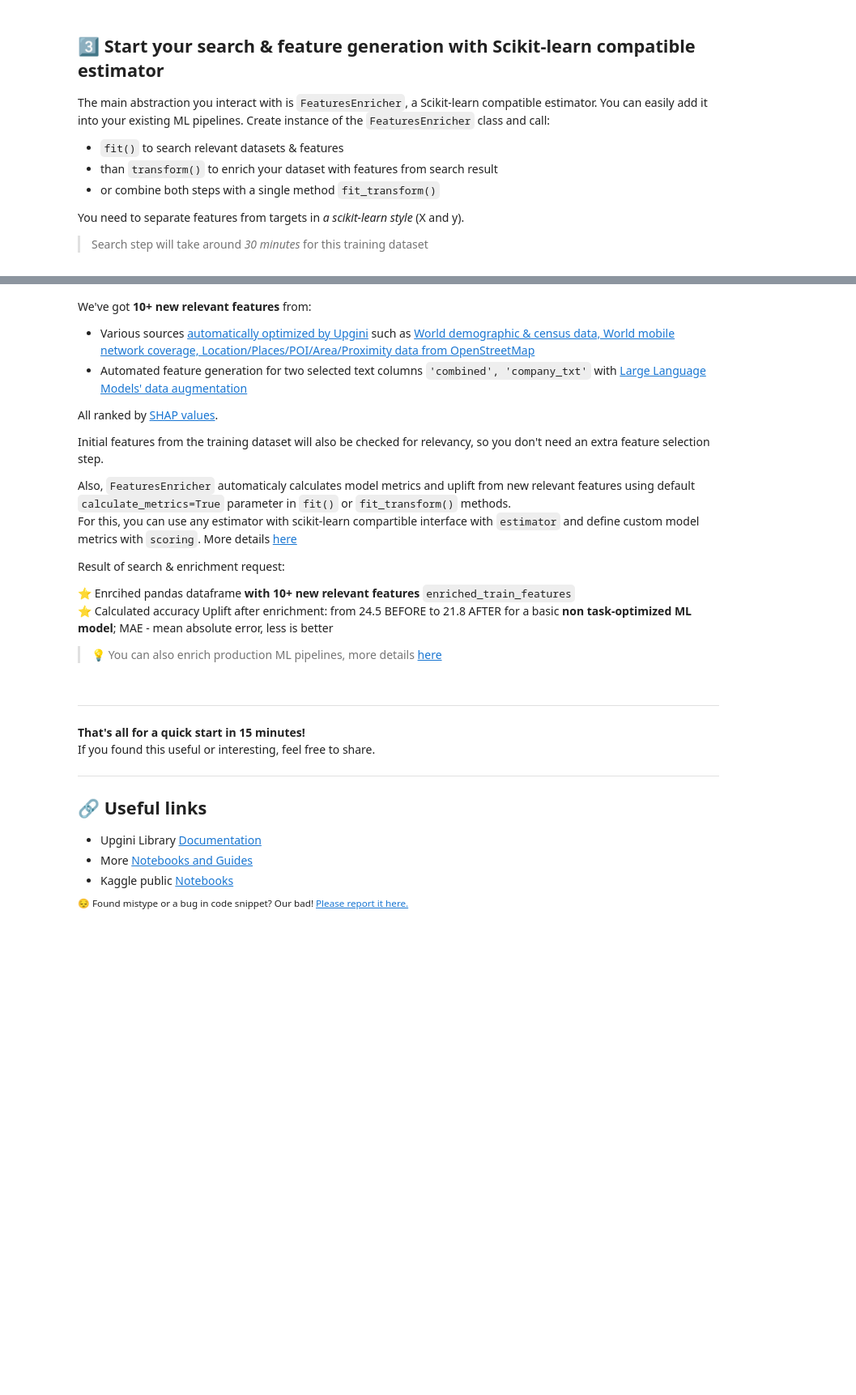
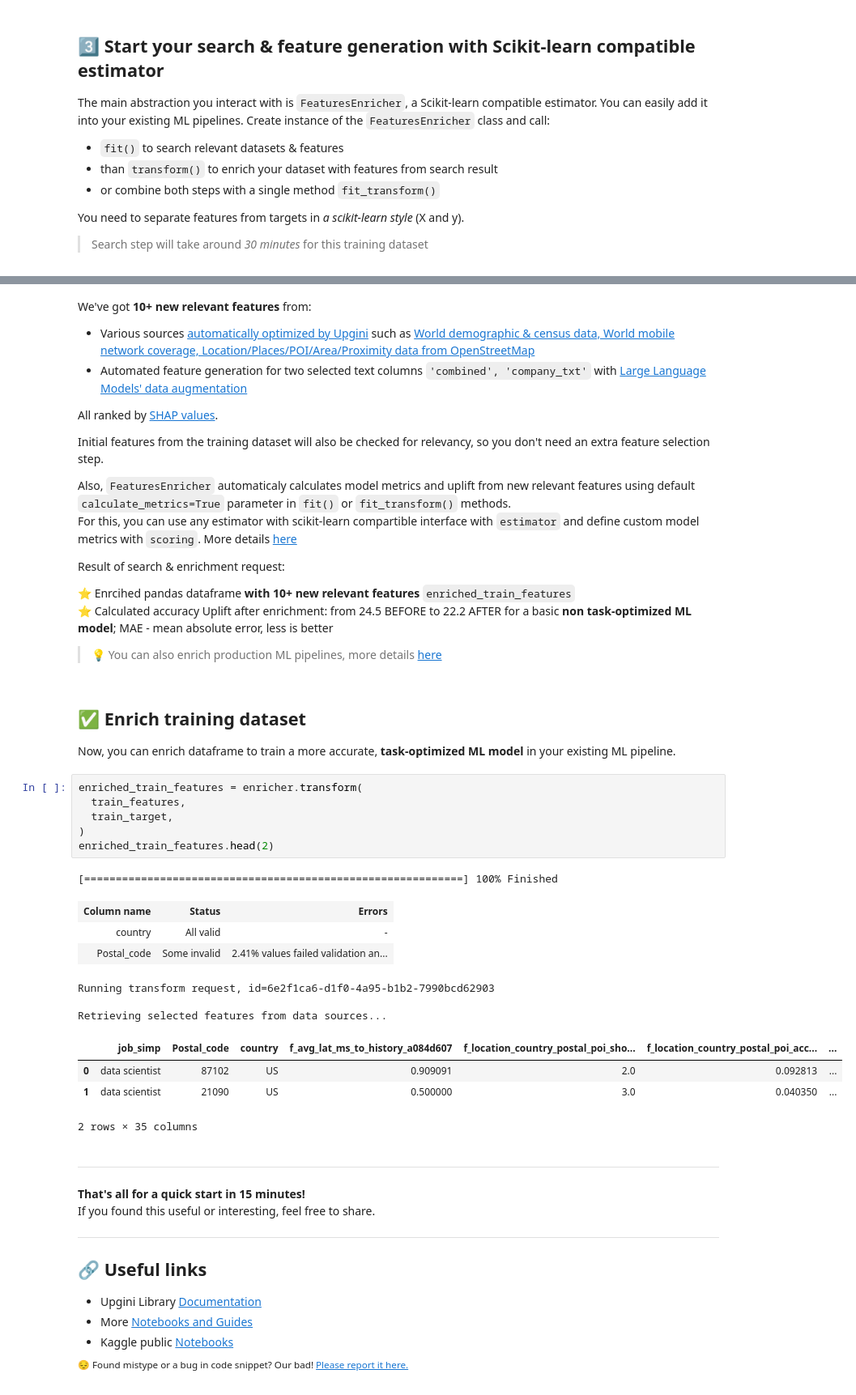
Before and after one commit to upgini/upgini, a Jupyter notebook: notebooks/Upgini_Features_search&generation.ipynb, the cells around one changed output, grey strips where cells are left out. Shown: that part at 81% size. Saved outputs shown, nothing was run; the diff lists cells and outputs as text; blank space fills up the shorter version.

```diff
--- a/notebooks/Upgini_Features_search&generation.ipynb
+++ b/notebooks/Upgini_Features_search&generation.ipynb
@@ -178,8 +175,30 @@ For this, you can use any estimator with scikit-learn compartible interface with
 Result of search & enrichment request:
 
 ⭐️ Enrcihed pandas dataframe **with 10+ new relevant features** `enriched_train_features`
-⭐️ Calculated accuracy Uplift after enrichment: from 24.5 BEFORE  to 21.8 AFTER for a basic **non task-optimized ML model**; MAE - mean absolute error, less is better
+⭐️ Calculated accuracy Uplift after enrichment: from 24.5 BEFORE  to 22.2 AFTER for a basic **non task-optimized ML model**; MAE - mean absolute error, less is better
 >💡 You can also enrich production ML pipelines, more details [here](https://github.com/upgini/upgini#6--enrich-production-ml-pipeline-with-relevant-external-features)
+# %% [markdown]
+## ✅ Enrich training dataset
+
+Now, you can enrich dataframe to train a more accurate, **task-optimized ML model** in your existing ML pipeline.
+# %%
+enriched_train_features = enricher.transform(
+  train_features,
+  train_target,
+)
+enriched_train_features.head(2)
+# %% [output]
+[============================================================] 100% Finished
+| Column name | Status | Errors |
+| country | All valid | - |
+| Postal_code | Some invalid | 2.41% values failed validation an... |
+Running transform request, id=6e2f1ca6-d1f0-4a95-b1b2-7990bcd62903
+
+Retrieving selected features from data sources...
+|  | job_simp | Postal_code | country | f_avg_lat_ms_to_history_a084d607 | f_location_country_postal_poi_sho... | f_location_country_postal_poi_acc... | ... |
+| 0 | data scientist | 87102 | US | 0.909091 | 2.0 | 0.092813 | ... |
+| 1 | data scientist | 21090 | US | 0.500000 | 3.0 | 0.040350 | ... |
+2 rows × 35 columns
 # %% [markdown]
 ______________________________
 **That's all for a quick start in 15 minutes!**
```
Also changed, not shown: parts of 3 cells of this notebook.
